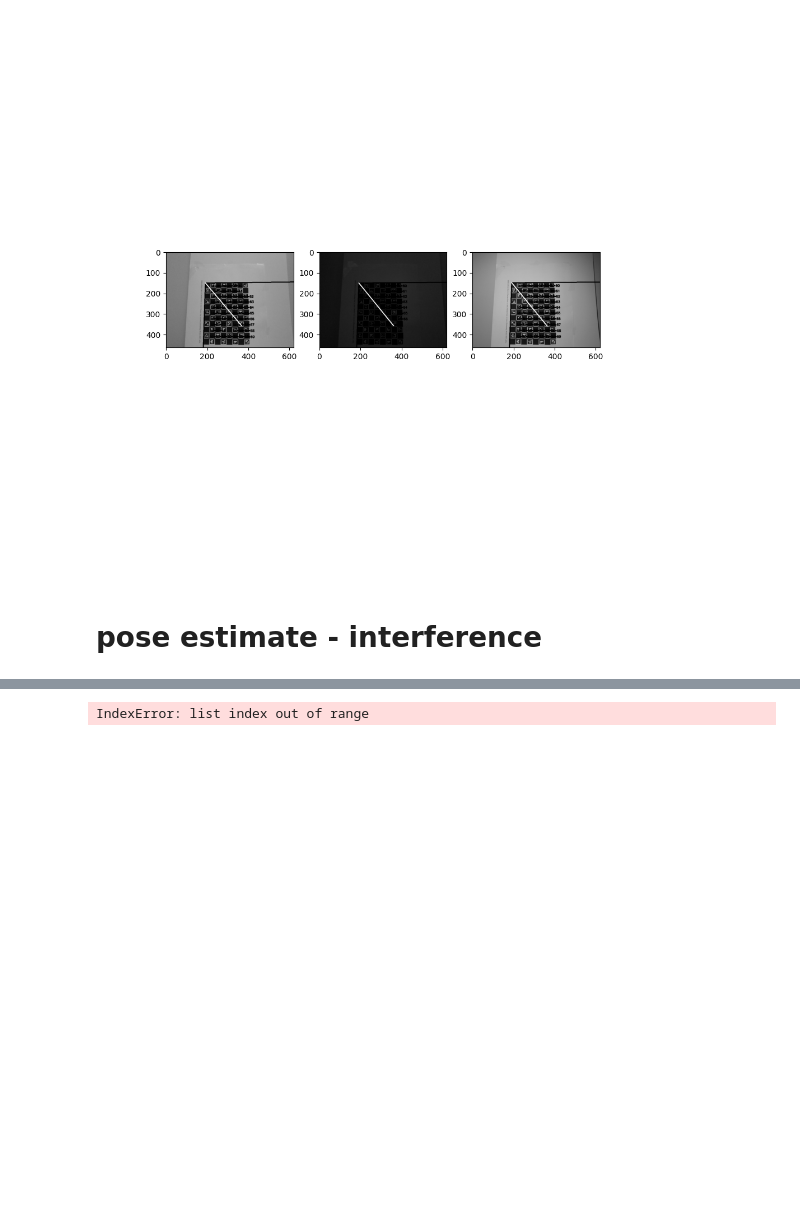
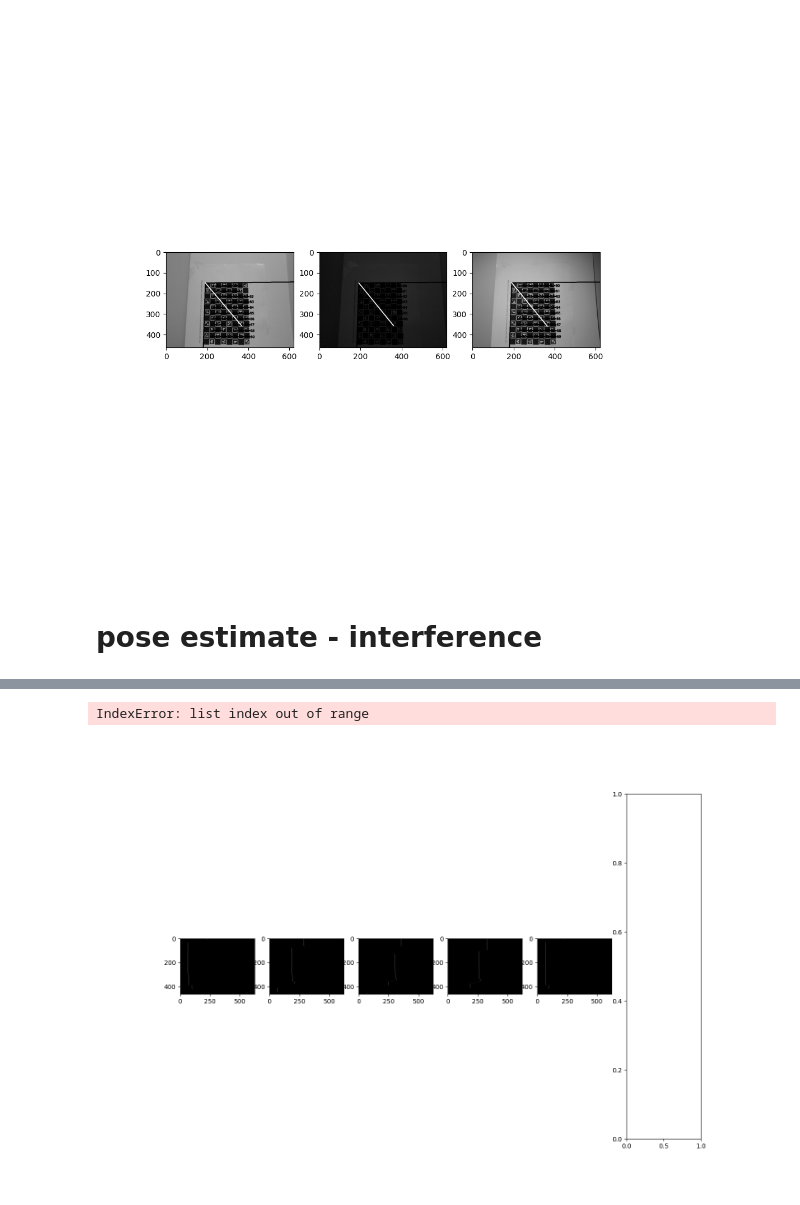
Before and after one commit to B33Boy/3D-Scanner, a Jupyter notebook: Notebooks/unit_tests.ipynb, the cells around one changed output, grey strips where cells are left out. Drawn from its saved outputs; the diff is of its cells as text; code cells hidden in the pictures; blank space fills up the shorter version.

```diff
--- a/Notebooks/unit_tests.ipynb
+++ b/Notebooks/unit_tests.ipynb
@@ -106,3 +96,20 @@ IndexError: list index out of range
 # %%
+os.chdir('../../../')
+os.getcwd()
-# %% [output]
-IndexError: list index out of range
+# %%
+laser_acc = []
+os.chdir("../res/unit_tests/laser_iso/accuracy")
+for file in sorted(glob.glob("*"), key=os.path.getmtime):
+    laser_acc.append(cv2.imread(file))
+# %%
+f, axarr = plt.subplots(1,6, figsize=(15,10))
+axarr[0].imshow(laser_acc[4])
+axarr[1].imshow(laser_acc[1])
+axarr[2].imshow(laser_acc[2])
+
+axarr[3].imshow(laser_acc[3])
+axarr[4].imshow(laser_acc[4])
+axarr[5].imshow(laser_acc[5])
+# %% [output]
+IndexError: list index out of range
+[figure, added]
```
Also changed, not shown: parts of 6 cells of this notebook, 8 other files.
